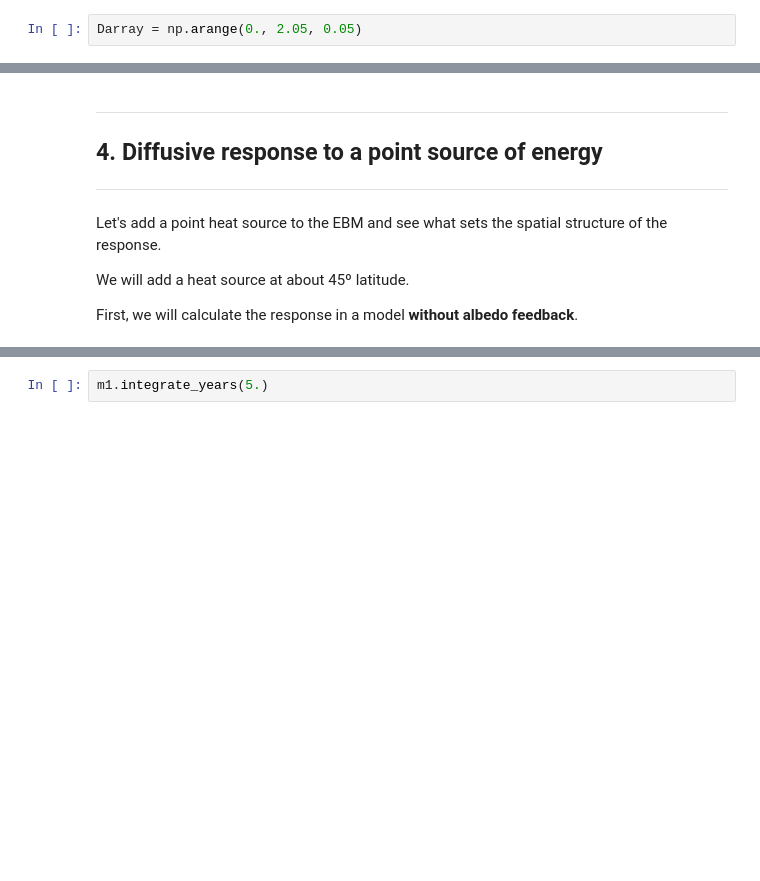
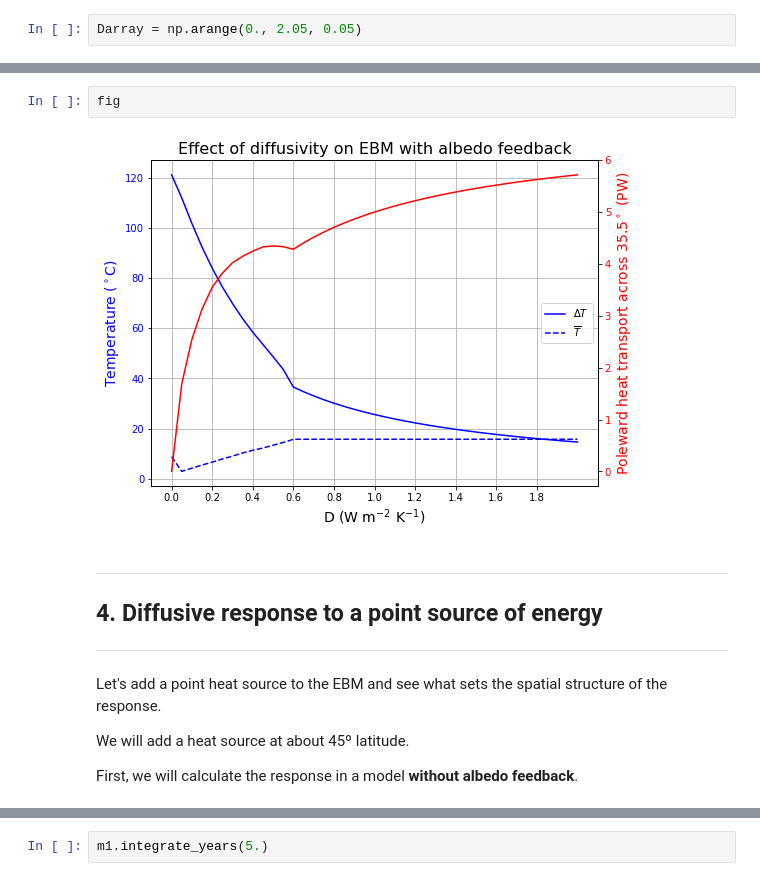
Before and after one commit to brian-rose/ClimateModeling_courseware, a Jupyter notebook: Lectures/Lecture17 -- Ice albedo feedback in the EBM.ipynb, the cells around one changed output, grey strips where cells are left out. Saved outputs shown, nothing was run; the diff lists cells and outputs as text; blank space fills up the shorter version.

```diff
--- a/Lectures/Lecture17 -- Ice albedo feedback in the EBM.ipynb
+++ b/Lectures/Lecture17 -- Ice albedo feedback in the EBM.ipynb
@@ -256,10 +252,14 @@ ax1.grid()
+# %%
+fig
+# %% [output]
+[figure, added]
+# %% [markdown]
+____________
+<a id='section4'></a>
+
+## 4. Diffusive response to a point source of energy
+____________
 # %% [markdown]
-____________
-<a id='section4'></a>
-
-## 4. Diffusive response to a point source of energy
-____________
-
 Let's add a point heat source to the EBM and see what sets the spatial structure of the response.
 
 We will add a heat source at about 45º latitude.
```
Also changed, not shown: parts of 16 cells of this notebook.
